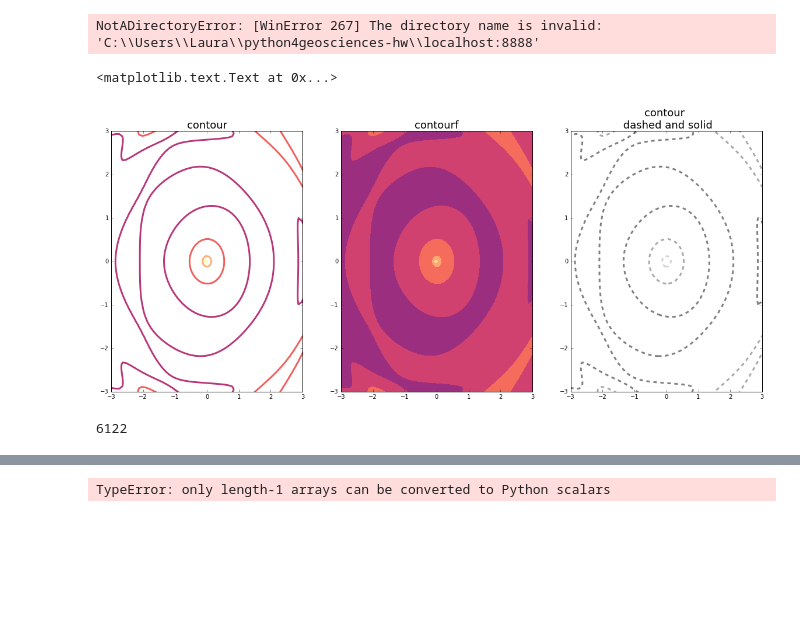
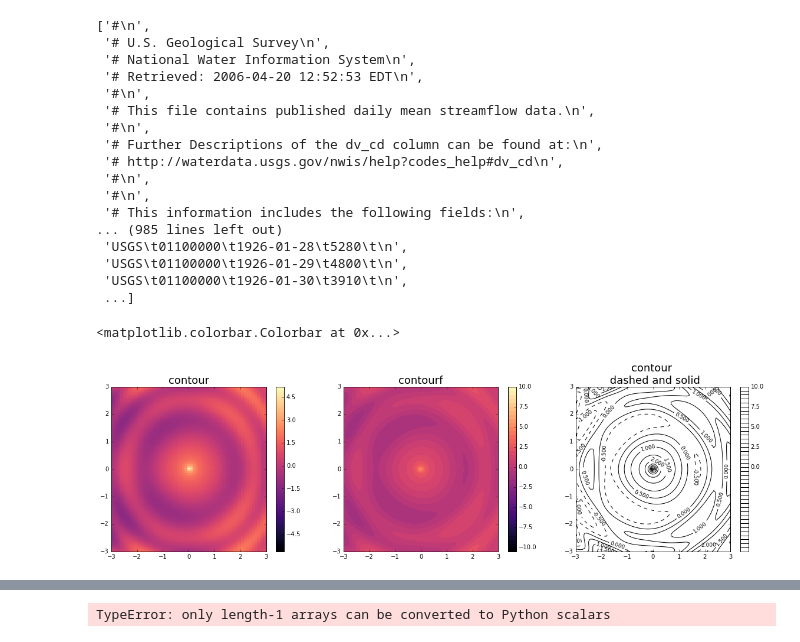
Before and after one commit to lafarris/python4geosciences-hw, a Jupyter notebook: hw4.ipynb, the cells around one changed output, grey strips where cells are left out. Cells and saved outputs as stored; diff of their text form; code cells hidden in the pictures; blank space fills up the shorter version.

```diff
--- a/hw4.ipynb
+++ b/hw4.ipynb
@@ -11,12 +11,30 @@ import numpy as np
 # the data for the years in question by hand, however part of your grade will be based on creating a flexible script that could
 # read in values from another datafile, e.g., from another river gauge. Pay attention to detail.
 
-# unt = load('http://localhost:8888/files/data/merrimack_discharge.dat')
-# or
-unt = np.genfromtxt('http://localhost:8888/files/data/merrimack_discharge.dat')
+# unt = np.loadtxt('merrimack_discharge.dat.txt', skiprows=25, usecols = (1,2,3))
+
+
+unt = open('merrimack_discharge.dat.txt')
+unt.readlines()
 
 # Undergraduates: Focus only on the four lines representing river flow in the four specific years (1936, 1938, 1960, 1987).
 # Graduates: Do the undergrad work, and then add the black line representing the mean discharge (calculated from the data in
 # the file), and the shaded region representing one standard deviation from the mean.
 # %% [output]
-NotADirectoryError: [WinError 267] The directory name is invalid: 'C:\\Users\\Laura\\python4geosciences-hw\\localhost:8888'
+['#\n',
+ '# U.S. Geological Survey\n',
+ '# National Water Information System\n',
+ '# Retrieved: 2006-04-20 12:52:53 EDT\n',
+ '#\n',
+ '# This file contains published daily mean streamflow data.\n',
+ '#\n',
+ '# Further Descriptions of the dv_cd column can be found at:\n',
+ '# http://waterdata.usgs.gov/nwis/help?codes_help#dv_cd\n',
+ '#\n',
+ '#\n',
+ '# This information includes the following fields:\n',
+... (985 lines left out)
+ 'USGS\t01100000\t1926-01-28\t5280\t\n',
+ 'USGS\t01100000\t1926-01-29\t4800\t\n',
+ 'USGS\t01100000\t1926-01-30\t3910\t\n',
+ ...]
@@ -25,54 +41,48 @@ np.genfromtxt?
 # %%
 # 2. Plot 2D function multiple ways
 
 # Use this code to define a set of gridded data, defined between -3 and 3 in both x and y.
 
 X, Y = np.meshgrid(np.linspace(-4.2, 6.2, 101), np.linspace(-3.2, 3.2, 101))
-Z = np.cos(X**2+Y**2)*(X**2+Y**2)**-0.25 + 0.2*X*Y*np.sin(Y) \
-   + 0.01*X*Y**4*np.sin(X) + 0.2*np.exp(-Y**2)
-# Zn = Z[Z < 0]  How do I get these to be the right size/demention?? What do they need to match??
-# Zp = Z[Z > 0]
+Z = np.cos(X**2+Y**2)*(X**2+Y**2)**-0.25 + 0.2*X*Y*np.sin(Y) + 0.01*X*Y**4*np.sin(X) + 0.2*np.exp(-Y**2)
+levels = np.arange(-10.5,10.5,.5)
+
 
 # Create three different plots of Z over the X-Y plane. Use:
 # pcolor
 # contourf
 ## contour (with dashed lines for negative values, solid lines for positive values)
 ## Make sure the aspect ratio is 1.
 
-fig = plt.figure(figsize=(20,8))
+fig = plt.figure(figsize=(20,5))
 
 ax = fig.add_subplot(1, 3, 1)
-ax.contour(X, Y, Z, linewidths=3, cmap='magma')  # use the magma colormap
-# ax.set_xticks([])  # play with ticks if needed...
-# ax.set_yticks([])
 ax.set_xlim(-3, 3)   # defined between -3 and 3 in both x and y
 ax.set_ylim(-3, 3)
 ax.set_title('contour', fontsize=18)
+plot = ax.pcolor(X, Y, Z, cmap='magma')  # use the magma colormap
+fig.colorbar(plot)
 
 ax2 = fig.add_subplot(1, 3, 2)
-ax2.contourf(X, Y, Z, cmap='magma')  # use the magma colormap
-# ax2.set_xticks([])  # play with ticks if needed...
-# ax2.set_yticks([])
 ax2.set_xlim(-3, 3)   # defined between -3 and 3 in both x and y
 ax2.set_ylim(-3, 3)
 ax2.set_title('contourf', fontsize=18)
+plot = ax2.contourf(X, Y, Z, cmap='magma', levels=levels)  # use the magma colormap
+fig.colorbar(plot)
 
 ax3 = fig.add_subplot(1, 3, 3)
-ax3.contour(X, Y, Z, linewidths=3, linestyles='dashed', cmap='gray')  # use the gray colormap
-# ax3.set_xticks([])  # play with ticks if needed...
-# ax3.set_yticks([])
 ax3.set_xlim(-3, 3)   # defined between -3 and 3 in both x and y
 ax3.set_ylim(-3, 3)
 ax3.set_title('contour \n dashed and solid', fontsize=18)
+plt.rcParams['contour.negative_linestyle'] = 'dashed'
+plot = plt.contour(X, Y, Z, colors='black', levels=levels)
+plt.clabel(plot, fontsize=9, inline=1)
+fig.colorbar(plot)
+
+# ??????????????????????????????????????????????????????????????????
 # %% [output]
-<matplotlib.text.Text at 0x...>
+<matplotlib.colorbar.Colorbar at 0x...>
-[figure, old version]
+[figure, new version]
-# %%
-# print(Zn)
-# print(Zp)
-np.size(Zp)
-# %% [output]
-6122
 # %%
 # 3. Read 2D data and make scatter plot
 
```
Also changed, not shown: parts of 8 cells of this notebook.
